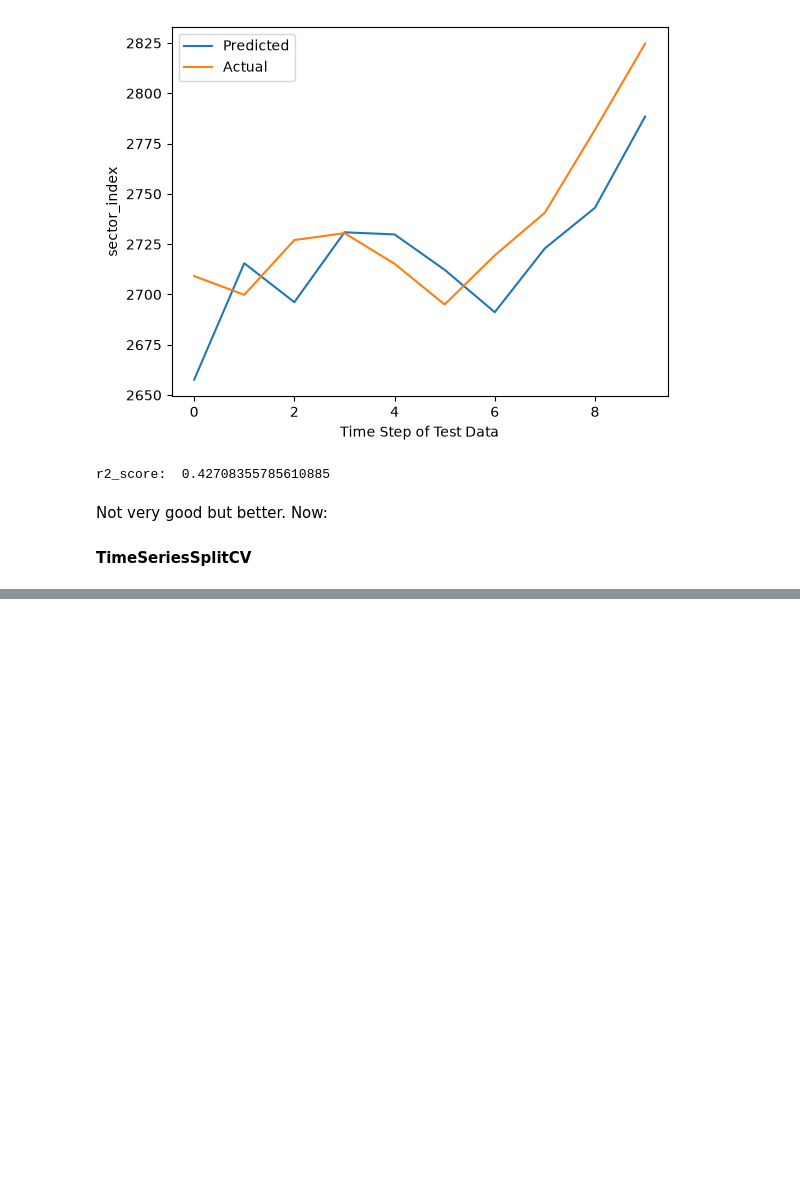
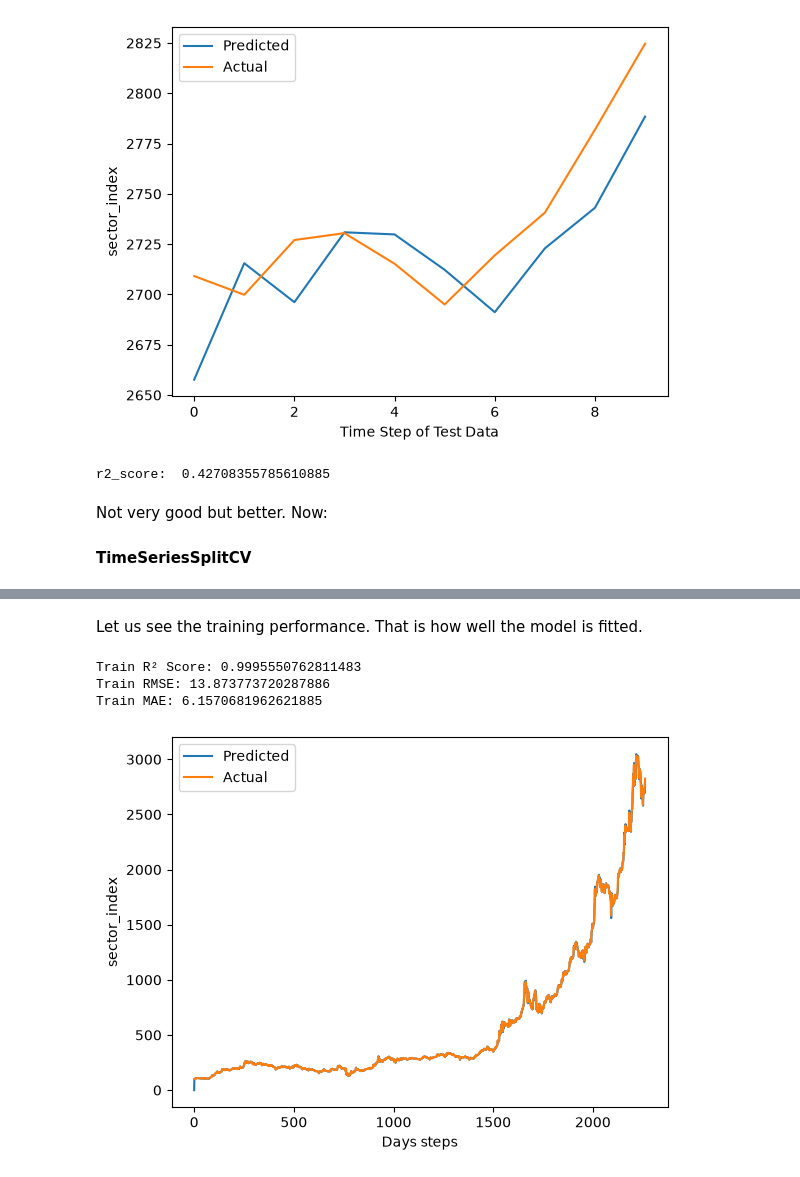
Before and after one commit to Udeani4/SectorLevel_StockPerformance_Predictoion, a Jupyter notebook: time_series_applied/finance_sec_ts_UNIVARIATE_ARIMA.ipynb, the cells around one changed output, grey strips where cells are left out. Drawn from its saved outputs; the diff is of its cells as text; code cells hidden in the pictures; blank space fills up the shorter version.

```diff
--- a/time_series_applied/finance_sec_ts_UNIVARIATE_ARIMA.ipynb
+++ b/time_series_applied/finance_sec_ts_UNIVARIATE_ARIMA.ipynb
@@ -418,0 +477,35 @@ When you come back look at the code properly its not very correct
+# %% [markdown]
+Let us see the training performance. That is how well the model is fitted.
+# %%
+# Fitting the ARMA(1,1) model
+from sklearn.metrics import r2_score
+from statsmodels.tsa.arima.model import ARIMA
+import matplotlib.pyplot as plt
+import warnings
+
+warnings.filterwarnings('ignore')
+
+# Forecast the first ARMA(1,1) model
+mod = ARIMA(list(fin_data['sector_index']), order=(1,1,2))
+res = mod.fit()
+pred = res.predict()
+## NOTE: we didnt split the data so we are not forcasting. We will see how well the model fits the train data (entire data)
+r2=r2_score(fin_data['sector_index'], pred)
+rmse = np.sqrt(mean_squared_error(fin_data['sector_index'], pred))
+mae = mean_absolute_error(fin_data['sector_index'], pred)
+
+print("Train R² Score:", r2)
+print("Train RMSE:", rmse)
+print("Train MAE:", mae)
+
+plt.plot(pred)
+plt.plot(fin_data['sector_index'])
+plt.legend(['Predicted', 'Actual'])
+plt.ylabel('sector_index')
+plt.xlabel('Days steps')
+plt.show()
+# %% [output]
+Train R² Score: 0.9995550762811483
+Train RMSE: 13.873773720287886
+Train MAE: 6.1570681962621885
+[figure, added]
```
Also changed, not shown: parts of 3 cells of this notebook.
